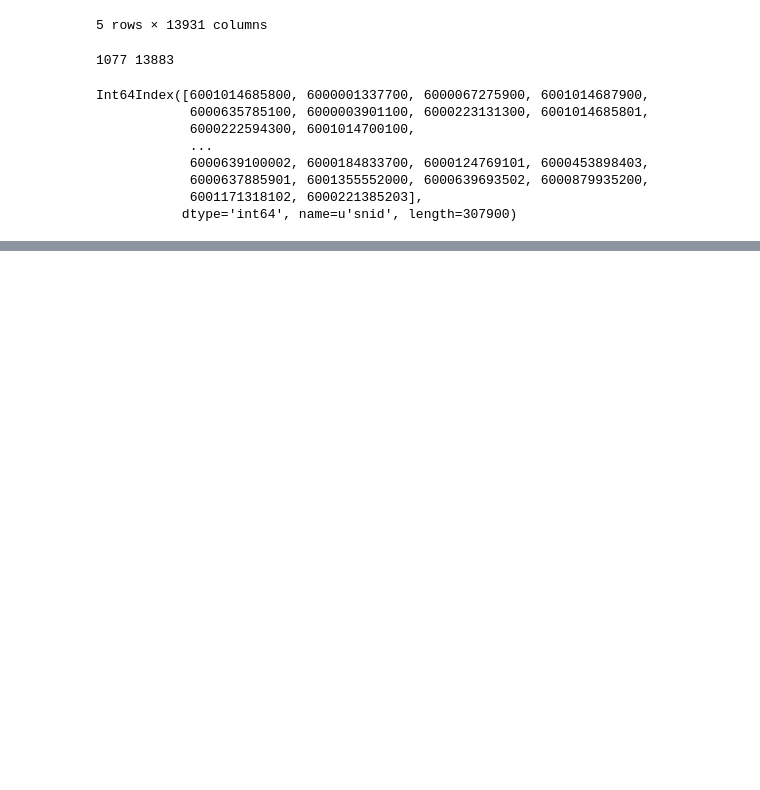
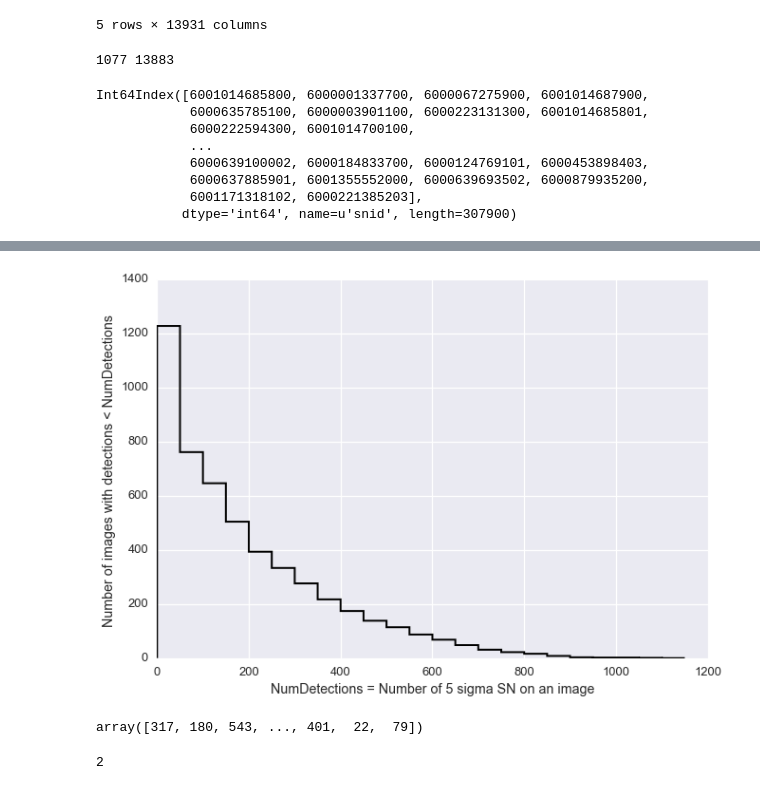
Before and after one commit to LSSTDESC/Twinkles, a Jupyter notebook: code/SN_sims/fiveSigmaDepths.ipynb, the cells around one changed output, grey strips where cells are left out. Drawn from its saved outputs; the diff is of its cells as text; code cells hidden in the pictures; blank space fills up the shorter version.

```diff
--- a/code/SN_sims/fiveSigmaDepths.ipynb
+++ b/code/SN_sims/fiveSigmaDepths.ipynb
@@ -114,0 +108,19 @@ HsnrID
+# %%
+mycols = ['fsD'] + HSNR_sn
+# %%
+obsvals = krakenObs[mycols].copy(deep=True)
+# %%
+for col in HSNR_sn:
+    obsvals[col] = np.where(obsvals[col] - obsvals['fsD'] < 0, 1, 0)
+# %%
+sns.set_context('talk')
+# %%
+fig, ax = plt.subplots()
+_ = ax.hist(obsvals[HSNR_sn].sum(axis=1).values, cumulative=-1,
+         histtype='step', lw=2., alpha=1., bins=np.arange(0,1200,50), color='k')
+ax.set_xlabel("NumDetections = Number of 5 sigma SN on an image")
+#ax.set_yscale('log')
+_ = ax.set_ylabel("Number of images with detections < NumDetections ")
+_ = ax.set_title('Note: Cumulative Plot')
+# %% [output]
+[figure, added]
@@ -114,0 +131,4 @@ HsnrID
+# %%
+obsvals[HSNR_sn].sum(axis=1).values
+# %% [output]
+array([317, 180, 543, ..., 401,  22,  79])
@@ -114,0 +137,4 @@ HsnrID
+# %%
+np.where(obsvals[HSNR_sn[-1]] - obsvals['fsD'] < 0 , 1, 0).sum()
+# %% [output]
+2
```
Also changed, not shown: parts of 16 cells of this notebook.
